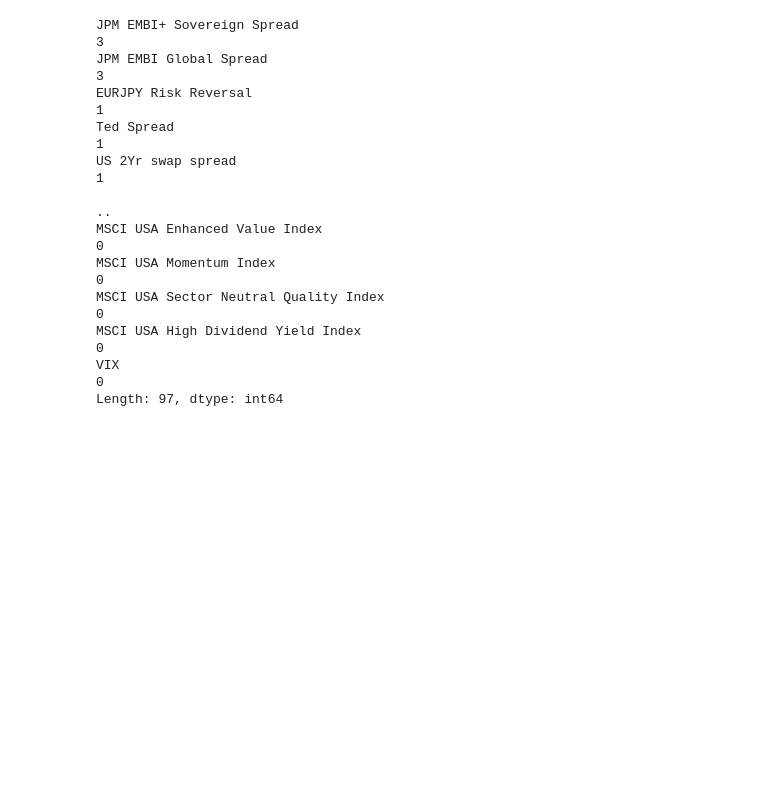
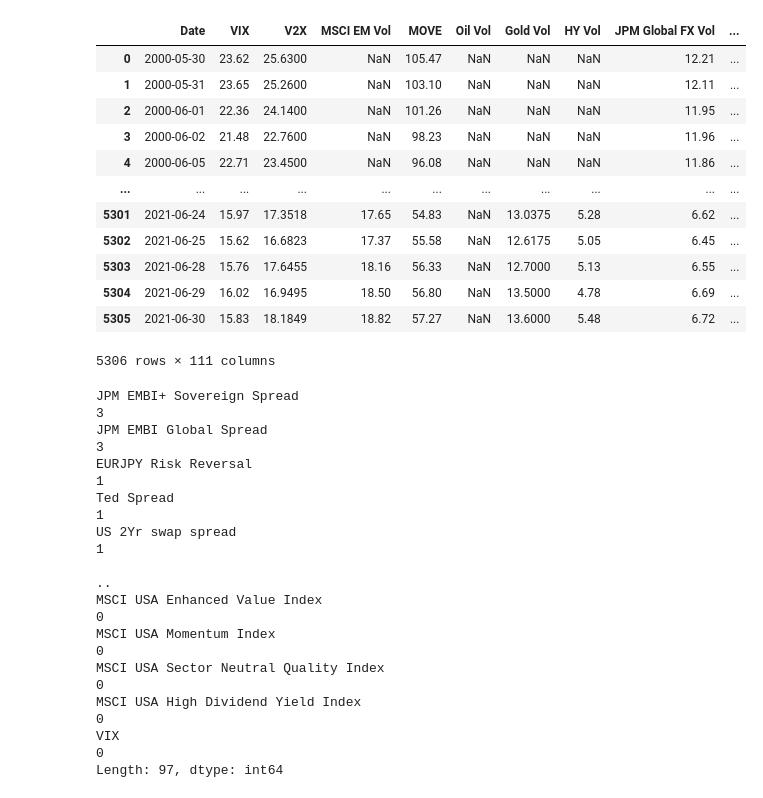
Before and after one commit to JBaldys/APlusBernstein-Project, a Jupyter notebook: notebooks/missing.ipynb, the cells around one changed output. Cells and saved outputs as stored; diff of their text form; code cells hidden in the pictures; blank space fills up the shorter version.

```diff
--- a/notebooks/missing.ipynb
+++ b/notebooks/missing.ipynb
@@ -25,6 +25,22 @@ factors = factors.apply(lambda x: (x - np.mean(x)) / np.std(x))
 categories = pd.read_excel(raw_data_dir / raw_data_name, sheet_name=2)
 # %%
 factors = pd.read_excel(raw_data_dir / raw_data_name, sheet_name=1)
+# %%
+factors
+# %% [output]
+|  | Date | VIX | V2X | MSCI EM Vol | MOVE | Oil Vol | Gold Vol | HY Vol | JPM Global FX Vol | ... |
+| 0 | 2000-05-30 | 23.62 | 25.6300 | NaN | 105.47 | NaN | NaN | NaN | 12.21 | ... |
+| 1 | 2000-05-31 | 23.65 | 25.2600 | NaN | 103.10 | NaN | NaN | NaN | 12.11 | ... |
+| 2 | 2000-06-01 | 22.36 | 24.1400 | NaN | 101.26 | NaN | NaN | NaN | 11.95 | ... |
+| 3 | 2000-06-02 | 21.48 | 22.7600 | NaN | 98.23 | NaN | NaN | NaN | 11.96 | ... |
+| 4 | 2000-06-05 | 22.71 | 23.4500 | NaN | 96.08 | NaN | NaN | NaN | 11.86 | ... |
+| ... | ... | ... | ... | ... | ... | ... | ... | ... | ... | ... |
+| 5301 | 2021-06-24 | 15.97 | 17.3518 | 17.65 | 54.83 | NaN | 13.0375 | 5.28 | 6.62 | ... |
+| 5302 | 2021-06-25 | 15.62 | 16.6823 | 17.37 | 55.58 | NaN | 12.6175 | 5.05 | 6.45 | ... |
+| 5303 | 2021-06-28 | 15.76 | 17.6455 | 18.16 | 56.33 | NaN | 12.7000 | 5.13 | 6.55 | ... |
+| 5304 | 2021-06-29 | 16.02 | 16.9495 | 18.50 | 56.80 | NaN | 13.5000 | 4.78 | 6.69 | ... |
+| 5305 | 2021-06-30 | 15.83 | 18.1849 | 18.82 | 57.27 | NaN | 13.6000 | 5.48 | 6.72 | ... |
+5306 rows × 111 columns
 # %%
 sc_group = (
     categories.groupby("Subcategory")["Variable"]
```
Also changed, not shown: 8 other files.
